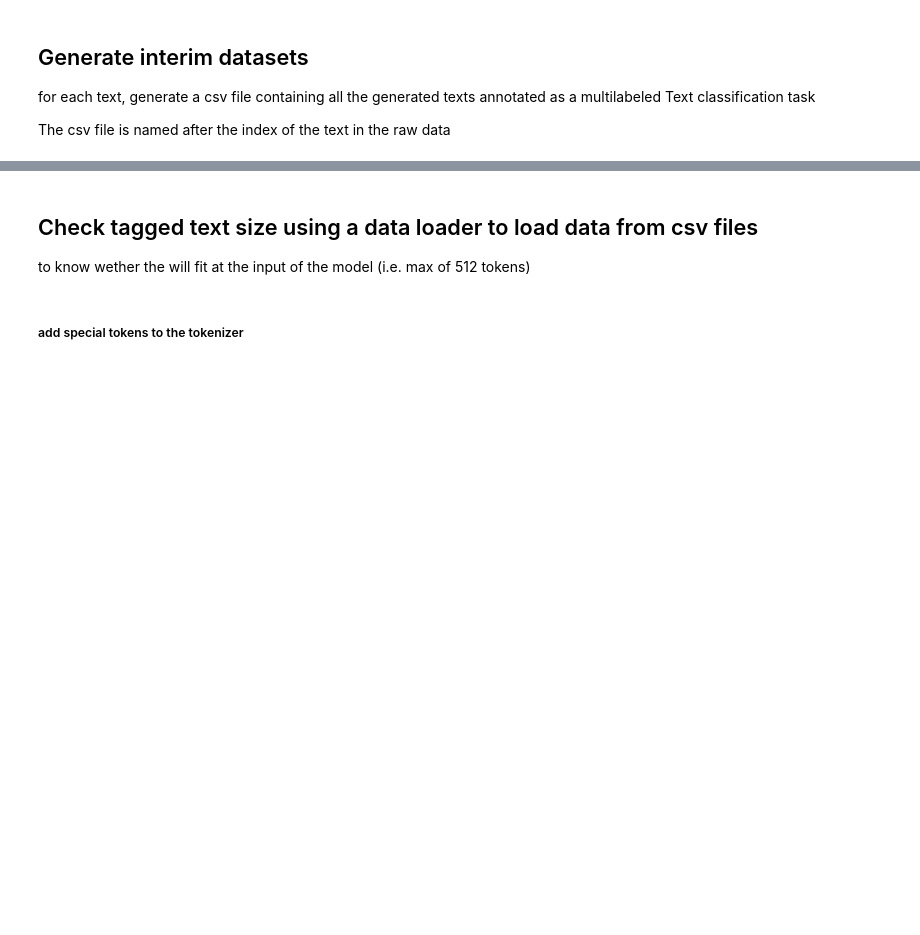
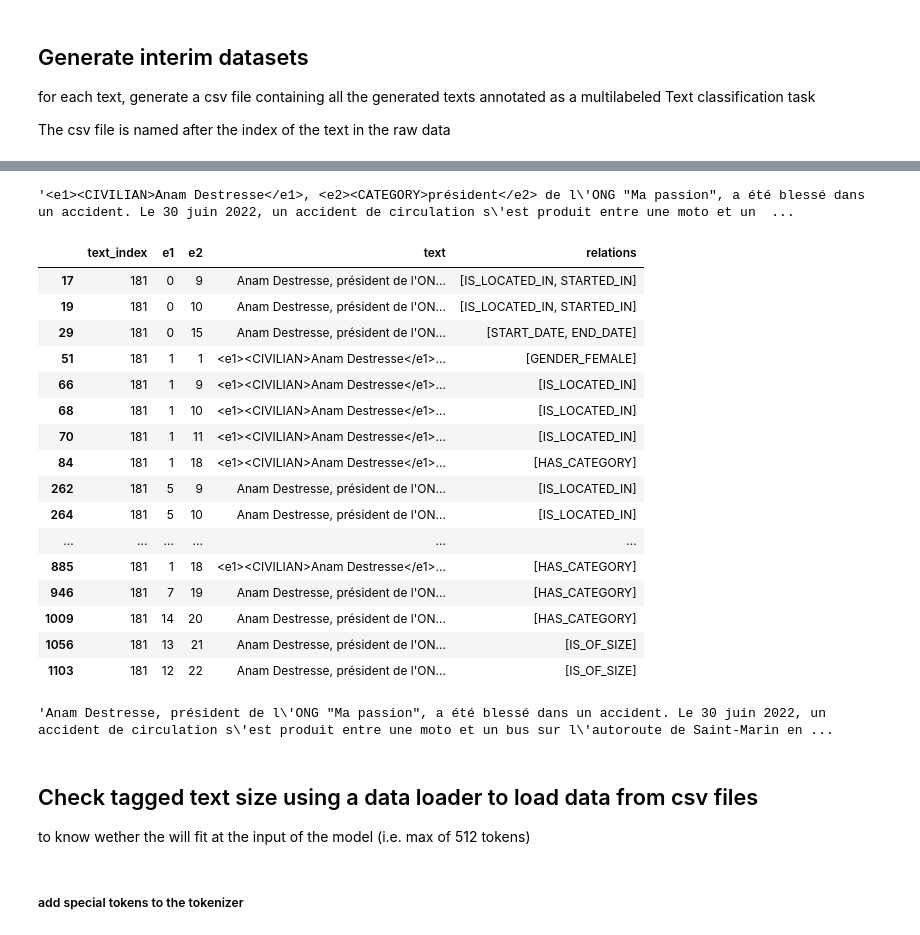
Before and after one commit to tagny/relation_extraction_textmine25, a Jupyter notebook: defi_textmine_2025/eda.ipynb, the cells around one changed output, grey strips where cells are left out. Saved outputs shown, nothing was run; the diff lists cells and outputs as text; code cells hidden in the pictures; blank space fills up the shorter version.

Commit message:
fix: include reflexive relations such as GENDER_FEMALE or GENDER_MALE

```diff
--- a/defi_textmine_2025/eda.ipynb
+++ b/defi_textmine_2025/eda.ipynb
@@ -415,3 +446,6 @@ pd.DataFrame(
 for each text, generate a csv file containing all the generated texts annotated as a multilabeled Text classification task
 
 The csv file is named after the index of the text in the raw data
+# %%
+data_generator = TextToMultiLabelDataGenerator()
+data_generator.convert_relations_to_dataframe(181, labeled_clean_df.relations.loc[181]).head()
@@ -417,0 +459,4 @@ The csv file is named after the index of the text in the raw data
+# %%
+text_index = 181
+text, text_entities, text_relations = labeled_clean_df.loc[text_index].to_list()
+mltc_df = data_generator.convert(text_index, text, text_entities, text_relations)
@@ -418,3 +465,31 @@ The csv file is named after the index of the text in the raw data
+# %%
+mltc_df.loc[84].text
+# %% [output]
+'<e1><CIVILIAN>Anam Destresse</e1>, <e2><CATEGORY>président</e2> de l\'ONG "Ma passion", a été blessé dans un accident. Le 30 juin 2022, un accident de circulation s\'est produit entre une moto et un  ...
+# %%
+mltc_df[~mltc_df.relations.isna()]
+# %% [output]
+|  | text_index | e1 | e2 | text | relations |
+| 17 | 181 | 0 | 9 | Anam Destresse, président de l'ON... | [IS_LOCATED_IN, STARTED_IN] |
+| 19 | 181 | 0 | 10 | Anam Destresse, président de l'ON... | [IS_LOCATED_IN, STARTED_IN] |
+| 29 | 181 | 0 | 15 | Anam Destresse, président de l'ON... | [START_DATE, END_DATE] |
+| 51 | 181 | 1 | 1 | <e1><CIVILIAN>Anam Destresse</e1>... | [GENDER_FEMALE] |
+| 66 | 181 | 1 | 9 | <e1><CIVILIAN>Anam Destresse</e1>... | [IS_LOCATED_IN] |
+| 68 | 181 | 1 | 10 | <e1><CIVILIAN>Anam Destresse</e1>... | [IS_LOCATED_IN] |
+| 70 | 181 | 1 | 11 | <e1><CIVILIAN>Anam Destresse</e1>... | [IS_LOCATED_IN] |
+| 84 | 181 | 1 | 18 | <e1><CIVILIAN>Anam Destresse</e1>... | [HAS_CATEGORY] |
+| 262 | 181 | 5 | 9 | Anam Destresse, président de l'ON... | [IS_LOCATED_IN] |
+| 264 | 181 | 5 | 10 | Anam Destresse, président de l'ON... | [IS_LOCATED_IN] |
+| ... | ... | ... | ... | ... | ... |
+| 885 | 181 | 1 | 18 | <e1><CIVILIAN>Anam Destresse</e1>... | [HAS_CATEGORY] |
+| 946 | 181 | 7 | 19 | Anam Destresse, président de l'ON... | [HAS_CATEGORY] |
+| 1009 | 181 | 14 | 20 | Anam Destresse, président de l'ON... | [HAS_CATEGORY] |
+| 1056 | 181 | 13 | 21 | Anam Destresse, président de l'ON... | [IS_OF_SIZE] |
+| 1103 | 181 | 12 | 22 | Anam Destresse, président de l'ON... | [IS_OF_SIZE] |
+# %%
+text = labeled_clean_df.text.loc[181]
+# %% [output]
+'Anam Destresse, président de l\'ONG "Ma passion", a été blessé dans un accident. Le 30 juin 2022, un accident de circulation s\'est produit entre une moto et un bus sur l\'autoroute de Saint-Marin en ...
 # %%
 generated_data_dir_path = os.path.join(INTERIM_DIR, "multilabel_tagged_text_dataset")
 assert not os.path.exists(
```
Also changed, not shown: parts of 31 cells of this notebook, 1 other file.
